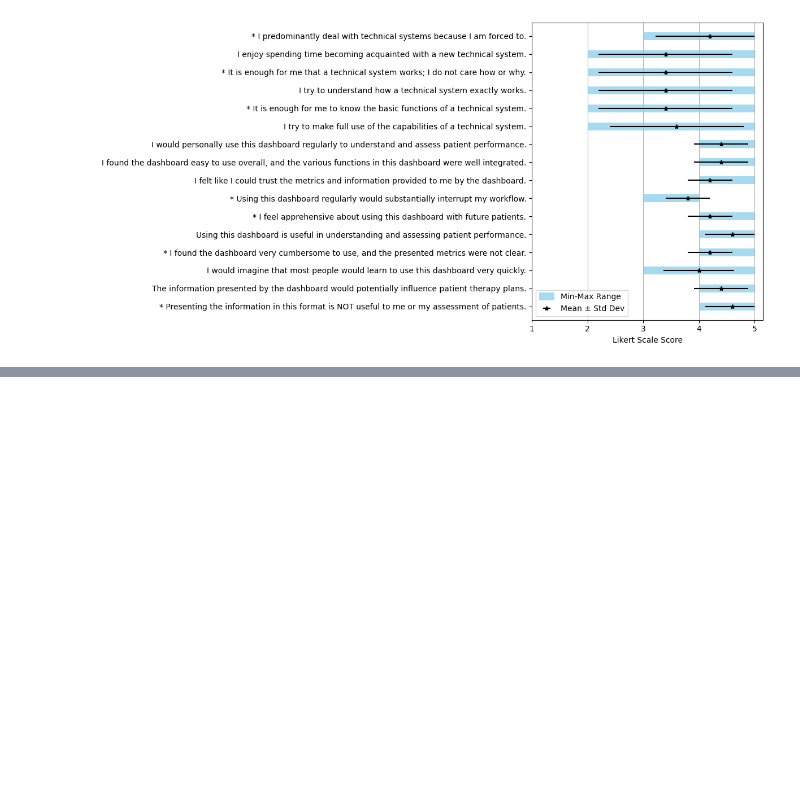
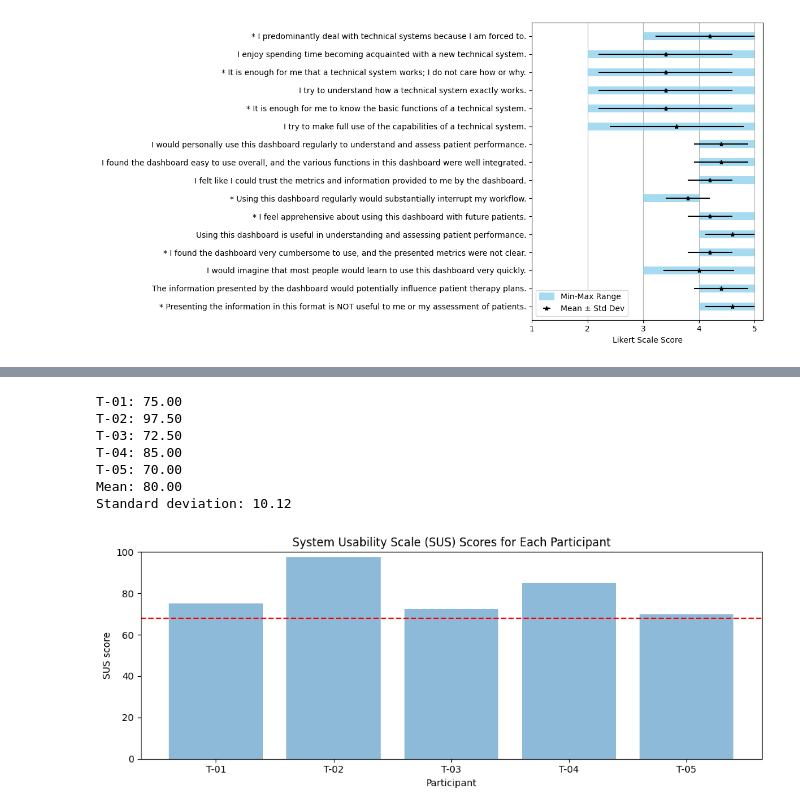
Before and after one commit to adeshkadambi/EgoVizML, a Jupyter notebook: analysis/A1_01_stats_and_figures.ipynb, the cells around one changed output, grey strips where cells are left out. Cells and saved outputs as stored; diff of their text form; code cells hidden in the pictures; blank space fills up the shorter version.

Commit message:
added sus scores

```diff
--- a/analysis/A1_01_stats_and_figures.ipynb
+++ b/analysis/A1_01_stats_and_figures.ipynb
@@ -2,4 +2,4 @@
 from egoviz.cdss_utils.stats import get_descriptive_stats
 import matplotlib.pyplot as plt
 # %%
-data = get_descriptive_stats()
+data = get_descriptive_stats(); data
@@ -126,0 +55,72 @@ plt.show()
+# %%
+"""This module computes descriptive statistics for the system usability scale (SUS) questionnaire."""
+
+import numpy as np  # type: ignore
+
+
+def calculate_sus_scores(raw_scores):
+    """
+    Calculates the System Usability Scale (SUS) scores based on raw Likert scale scores.
+
+    Args:
+        raw_scores (numpy array): 2D array of raw Likert scale scores.
+            Rows represent participants, and columns represent statements.
+
+    Returns:
+        numpy array: 1D array of SUS scores for each participant.
+    """
+    # Define the conversion factors for odd- and even-numbered statements
+    odd_conversion = np.array([1, 3, 5, 7, 9])
+    even_conversion = np.array([2, 4, 6, 8, 10])
+
+    # Convert the raw scores to SUS scores
+    sus_scores = np.zeros(raw_scores.shape[0])  # Initialize array to store SUS scores
+    for i, scores in enumerate(raw_scores):
+        odd_scores = scores[odd_conversion - 1] - 1
+        even_scores = 5 - scores[even_conversion - 1]
+        sus_scores[i] = (np.sum(odd_scores) + np.sum(even_scores)) * 2.5
+
+    return sus_scores
+
+
+# Participant responses to SUS statements (1 to 10)
+sus_responses = np.array(
+    [
+        [4, 2, 4, 2, 4, 2, 4, 1, 4, 3],  # T-01
+        [5, 1, 5, 2, 5, 1, 5, 1, 5, 1],  # T-02
+        [2, 2, 4, 2, 4, 2, 5, 2, 4, 2],  # T-03
+        [4, 2, 5, 2, 4, 1, 5, 1, 4, 2],  # T-04
+        [3, 2, 4, 2, 4, 2, 4, 2, 3, 2],  # T-05
+    ]
+)
+
+# Calculate SUS scores
+sus_scores = calculate_sus_scores(sus_responses)
+
+# Print SUS scores for each participant
+for i, score in enumerate(sus_scores):
+    print(f"T-0{i + 1}: {score:.2f}")
+
+# Print mean and standard deviation of SUS scores
+print(f"Mean: {np.mean(sus_scores):.2f}")
+print(f"Standard deviation: {np.std(sus_scores):.2f}")
+
+# Plot SUS scores on bar plot, add a horizontal line at 68
+plt.figure(figsize=(10, 4))
+plt.bar(np.arange(1, 6), sus_scores, alpha=0.5, ecolor="black", capsize=10)
+plt.axhline(y=68, color="red", linestyle="--")
+plt.xticks(np.arange(1, 6), labels=["T-01", "T-02", "T-03", "T-04", "T-05"])
+plt.xlabel("Participant")
+plt.ylabel("SUS score")
+plt.title("System Usability Scale (SUS) Scores for Each Participant")
+plt.ylim(0, 100)
+plt.tight_layout()
+# %% [output]
+T-01: 75.00
+T-02: 97.50
+T-03: 72.50
+T-04: 85.00
+T-05: 70.00
+Mean: 80.00
+Standard deviation: 10.12
+[figure, added]
```
Also changed, not shown: parts of 4 cells of this notebook.
